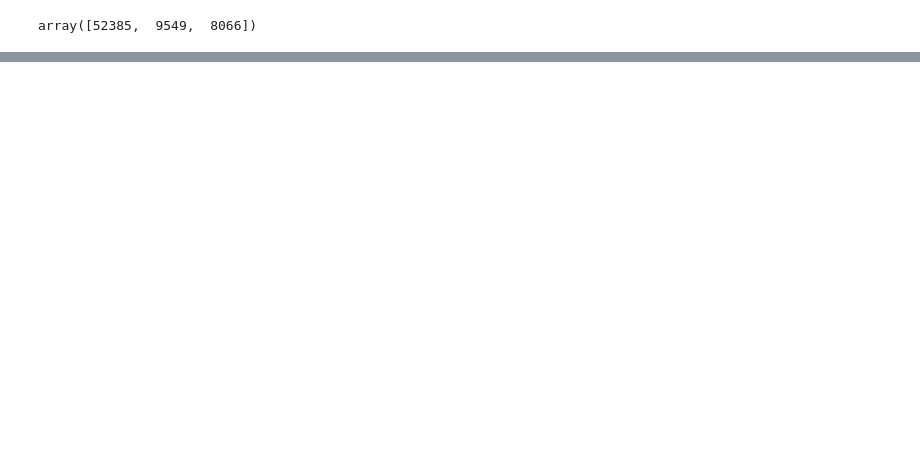
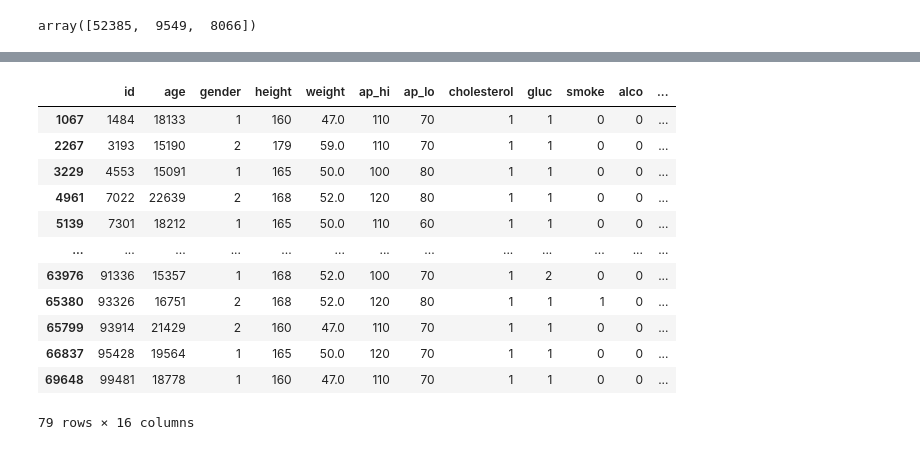
Before and after one commit to Umite93/UE_ML_AI24, a Jupyter notebook: Labb_ML/Disease_Prediction.ipynb, the cells around one changed output, grey strips where cells are left out. Saved outputs shown, nothing was run; the diff lists cells and outputs as text; code cells hidden in the pictures; blank space fills up the shorter version.

```diff
--- a/Labb_ML/Disease_Prediction.ipynb
+++ b/Labb_ML/Disease_Prediction.ipynb
@@ -38,0 +61,4 @@ plt.show()
+# %%
+# Det högsta uppmätta BMI värdet är 251,1, medans det lägsta upmätta BMI värdet är 6,7.
+
+df = df[(df["bmi"] >= 7) & (df["bmi"] <= 260)]
@@ -38,0 +69,22 @@ plt.show()
+# %%
+bins = [0, 18.4, 24.9, 29.9, 34.9, 39.9, np.inf]
+labels = ["Underweight", "Normal weight", "Overweight",
+          "Obese Class 1", "Obese Class 2", "Obese Class 3"]
+df = df.copy()
+df["bmi_categories"] = pd.cut(df["bmi"], bins=bins, labels=labels)
+# %%
+df[df["bmi"] == 18.4]
+# %% [output]
+|  | id | age | gender | height | weight | ap_hi | ap_lo | cholesterol | gluc | smoke | alco | ... |
+| 1067 | 1484 | 18133 | 1 | 160 | 47.0 | 110 | 70 | 1 | 1 | 0 | 0 | ... |
+| 2267 | 3193 | 15190 | 2 | 179 | 59.0 | 110 | 70 | 1 | 1 | 0 | 0 | ... |
+| 3229 | 4553 | 15091 | 1 | 165 | 50.0 | 100 | 80 | 1 | 1 | 0 | 0 | ... |
+| 4961 | 7022 | 22639 | 2 | 168 | 52.0 | 120 | 80 | 1 | 1 | 0 | 0 | ... |
+| 5139 | 7301 | 18212 | 1 | 165 | 50.0 | 110 | 60 | 1 | 1 | 0 | 0 | ... |
+| ... | ... | ... | ... | ... | ... | ... | ... | ... | ... | ... | ... | ... |
+| 63976 | 91336 | 15357 | 1 | 168 | 52.0 | 100 | 70 | 1 | 2 | 0 | 0 | ... |
+| 65380 | 93326 | 16751 | 2 | 168 | 52.0 | 120 | 80 | 1 | 1 | 1 | 0 | ... |
+| 65799 | 93914 | 21429 | 2 | 160 | 47.0 | 110 | 70 | 1 | 1 | 0 | 0 | ... |
+| 66837 | 95428 | 19564 | 1 | 165 | 50.0 | 120 | 70 | 1 | 1 | 0 | 0 | ... |
+| 69648 | 99481 | 18778 | 1 | 160 | 47.0 | 110 | 70 | 1 | 1 | 0 | 0 | ... |
+79 rows × 16 columns
```
Also changed, not shown: parts of 7 cells of this notebook.
